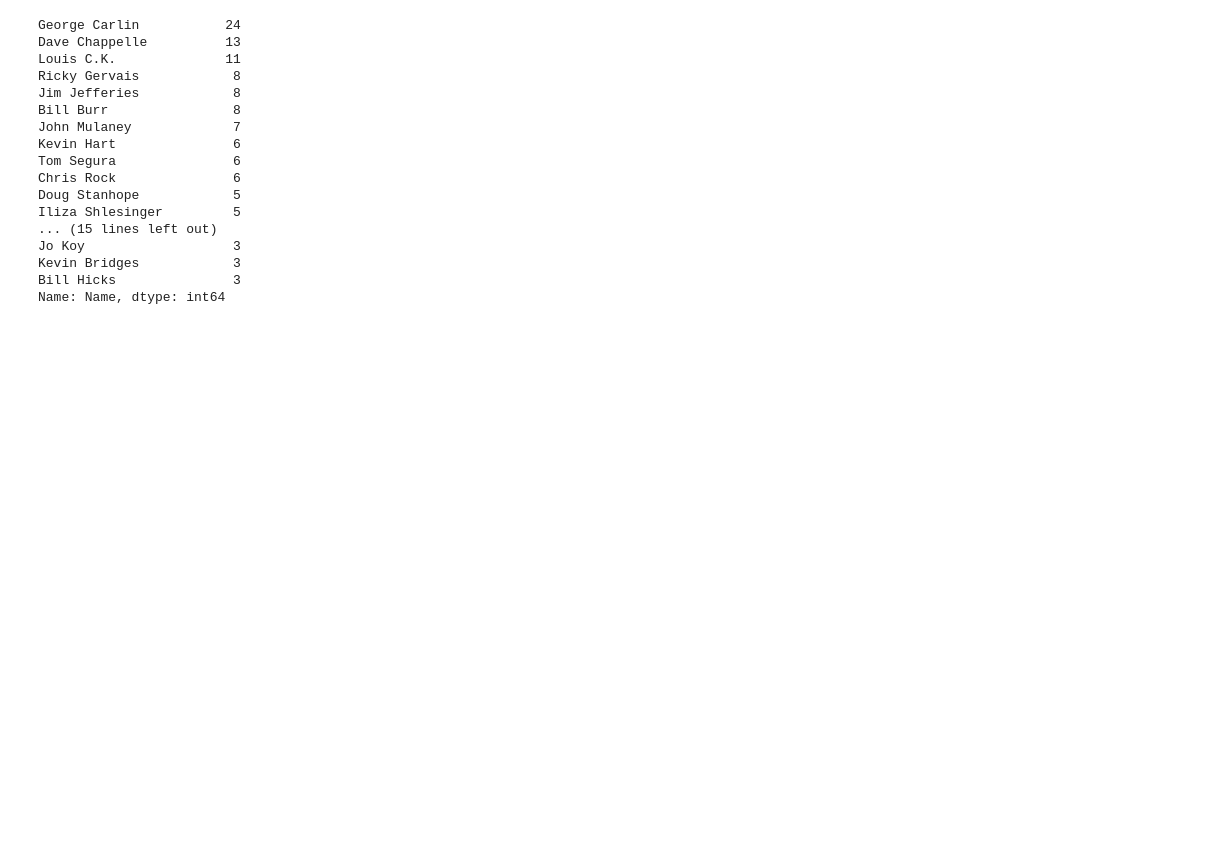
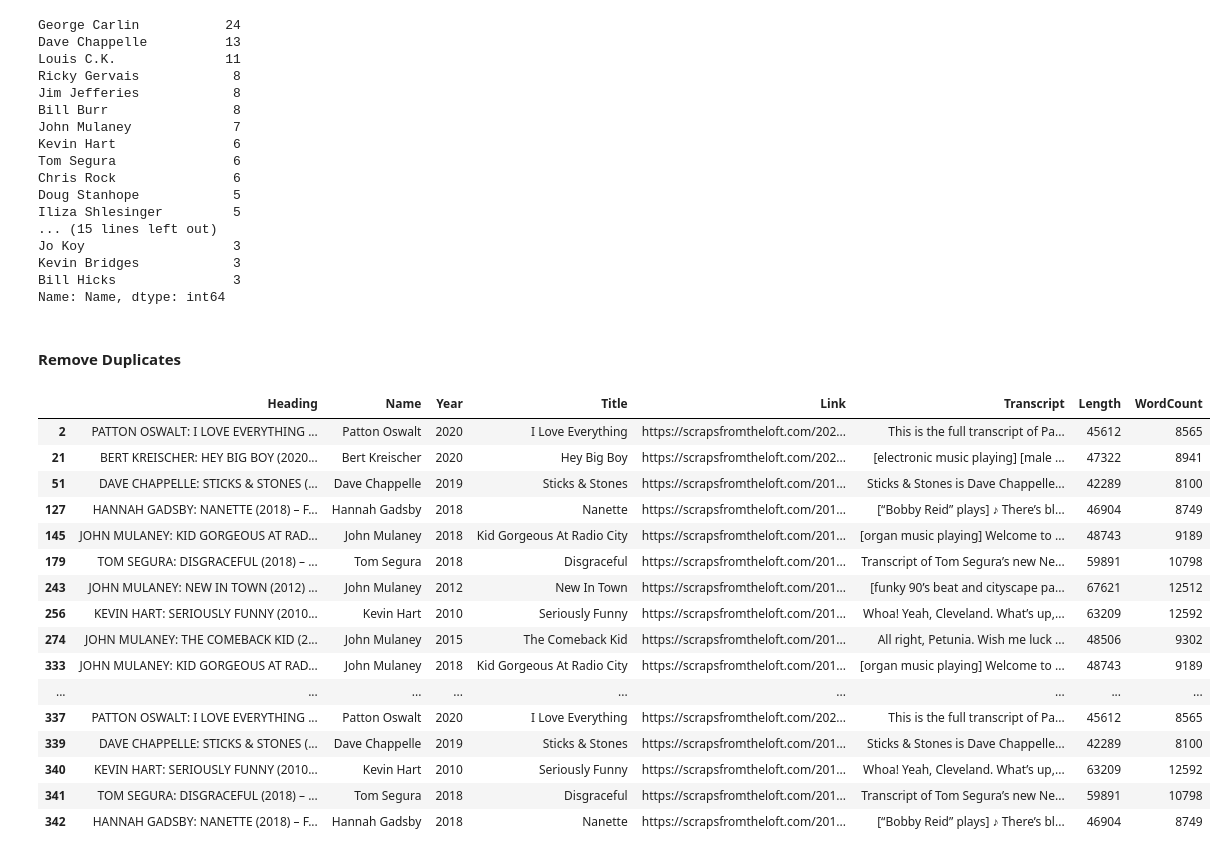
Before and after one commit to AndrewJamieson/Laughter_Detection_, a Jupyter notebook: 1_Dataframe.ipynb, the cells around one changed output. Saved outputs shown, nothing was run; the diff lists cells and outputs as text; code cells hidden in the pictures; blank space fills up the shorter version.

Commit message:
drop duplicates

```diff
--- a/1_Dataframe.ipynb
+++ b/1_Dataframe.ipynb
@@ -423,3 +423,26 @@ Name: Name, dtype: int64
 # %%
 # backup before removing duplicates
 backupcopy_df = comedian_df
+# %% [markdown]
+#### Remove Duplicates
+# %%
+# There are some duplicates of transcript. This identifies them
+comedian_df[comedian_df.duplicated(['Link'],False)]
+# %% [output]
+|  | Heading | Name | Year | Title | Link | Transcript | Length | WordCount |
+| 2 | PATTON OSWALT: I LOVE EVERYTHING ... | Patton Oswalt | 2020 | I Love Everything | https://scrapsfromtheloft.com/202... | This is the full transcript of Pa... | 45612 | 8565 |
+| 21 | BERT KREISCHER: HEY BIG BOY (2020... | Bert Kreischer | 2020 | Hey Big Boy | https://scrapsfromtheloft.com/202... | [electronic music playing] [male ... | 47322 | 8941 |
+| 51 | DAVE CHAPPELLE: STICKS & STONES (... | Dave Chappelle | 2019 | Sticks & Stones | https://scrapsfromtheloft.com/201... | Sticks & Stones is Dave Chappelle... | 42289 | 8100 |
+| 127 | HANNAH GADSBY: NANETTE (2018) – F... | Hannah Gadsby | 2018 | Nanette | https://scrapsfromtheloft.com/201... | [“Bobby Reid” plays] ♪ There’s bl... | 46904 | 8749 |
+| 145 | JOHN MULANEY: KID GORGEOUS AT RAD... | John Mulaney | 2018 | Kid Gorgeous At Radio City | https://scrapsfromtheloft.com/201... | [organ music playing] Welcome to ... | 48743 | 9189 |
+| 179 | TOM SEGURA: DISGRACEFUL (2018) – ... | Tom Segura | 2018 | Disgraceful | https://scrapsfromtheloft.com/201... | Transcript of Tom Segura’s new Ne... | 59891 | 10798 |
+| 243 | JOHN MULANEY: NEW IN TOWN (2012) ... | John Mulaney | 2012 | New In Town | https://scrapsfromtheloft.com/201... | [funky 90’s beat and cityscape pa... | 67621 | 12512 |
+| 256 | KEVIN HART: SERIOUSLY FUNNY (2010... | Kevin Hart | 2010 | Seriously Funny | https://scrapsfromtheloft.com/201... | Whoa! Yeah, Cleveland. What’s up,... | 63209 | 12592 |
+| 274 | JOHN MULANEY: THE COMEBACK KID (2... | John Mulaney | 2015 | The Comeback Kid | https://scrapsfromtheloft.com/201... | All right, Petunia. Wish me luck ... | 48506 | 9302 |
+| 333 | JOHN MULANEY: KID GORGEOUS AT RAD... | John Mulaney | 2018 | Kid Gorgeous At Radio City | https://scrapsfromtheloft.com/201... | [organ music playing] Welcome to ... | 48743 | 9189 |
+| ... | ... | ... | ... | ... | ... | ... | ... | ... |
+| 337 | PATTON OSWALT: I LOVE EVERYTHING ... | Patton Oswalt | 2020 | I Love Everything | https://scrapsfromtheloft.com/202... | This is the full transcript of Pa... | 45612 | 8565 |
+| 339 | DAVE CHAPPELLE: STICKS & STONES (... | Dave Chappelle | 2019 | Sticks & Stones | https://scrapsfromtheloft.com/201... | Sticks & Stones is Dave Chappelle... | 42289 | 8100 |
+| 340 | KEVIN HART: SERIOUSLY FUNNY (2010... | Kevin Hart | 2010 | Seriously Funny | https://scrapsfromtheloft.com/201... | Whoa! Yeah, Cleveland. What’s up,... | 63209 | 12592 |
+| 341 | TOM SEGURA: DISGRACEFUL (2018) – ... | Tom Segura | 2018 | Disgraceful | https://scrapsfromtheloft.com/201... | Transcript of Tom Segura’s new Ne... | 59891 | 10798 |
+| 342 | HANNAH GADSBY: NANETTE (2018) – F... | Hannah Gadsby | 2018 | Nanette | https://scrapsfromtheloft.com/201... | [“Bobby Reid” plays] ♪ There’s bl... | 46904 | 8749 |
```
Also changed, not shown: parts of 2 cells of this notebook.
